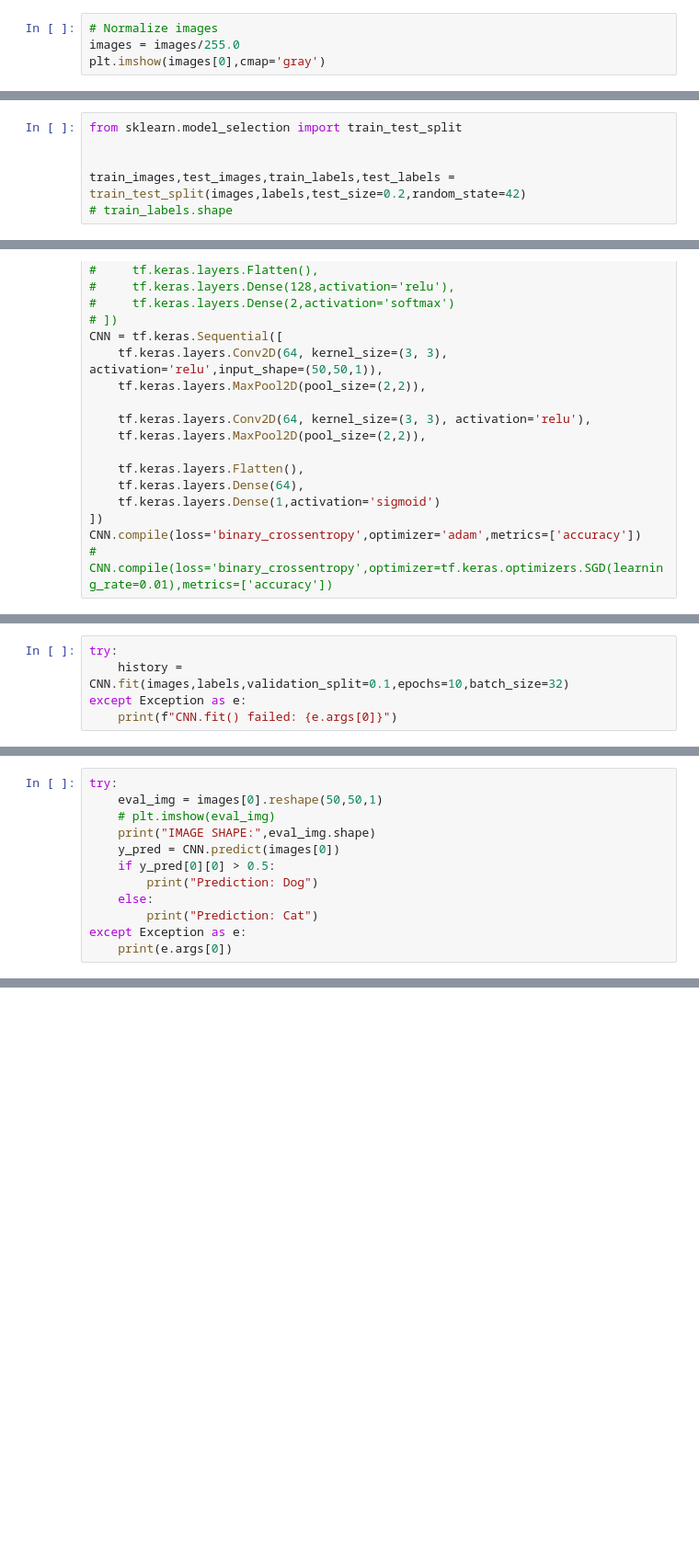
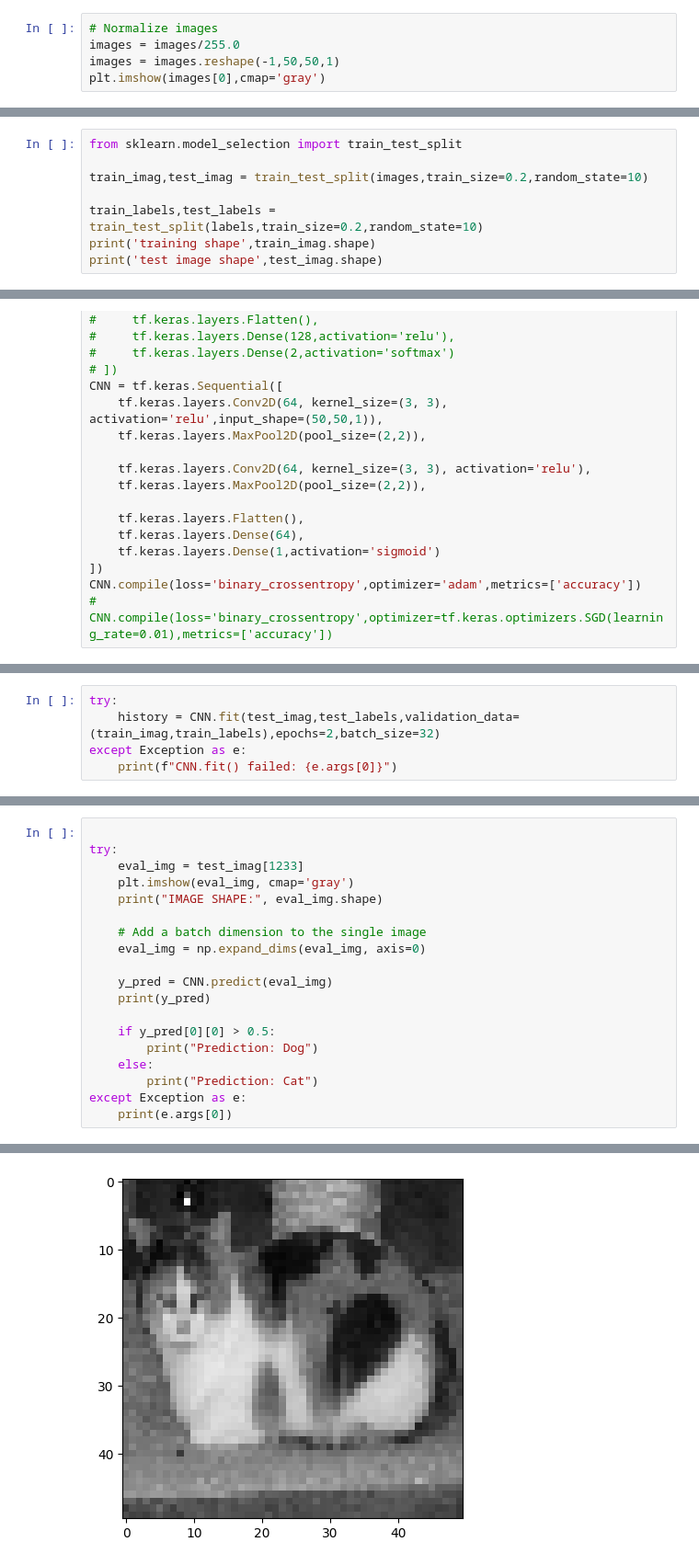
Before and after one commit to Vishwa2684/Computer-Vision, a Jupyter notebook: Cat and dog classification/CatsAndDogs.ipynb, the cells around one changed output, grey strips where cells are left out. Shown at 92% size. Drawn from its saved outputs; the diff is of its cells as text; blank space fills up the shorter version.

```diff
--- a/Cat and dog classification/CatsAndDogs.ipynb
+++ b/Cat and dog classification/CatsAndDogs.ipynb
@@ -27,6 +27,7 @@ labels = np.array([item[1] for item in x])
 # %%
 # Normalize images
 images = images/255.0
+images = images.reshape(-1,50,50,1)
 plt.imshow(images[0],cmap='gray')
 # %% [output]
 <matplotlib.image.AxesImage at 0x...>
@@ -34,6 +35,8 @@ plt.imshow(images[0],cmap='gray')
 # %%
 from sklearn.model_selection import train_test_split
 
+train_imag,test_imag = train_test_split(images,train_size=0.2,random_state=10)
 
-train_images,test_images,train_labels,test_labels = train_test_split(images,labels,test_size=0.2,random_state=42)
-# train_labels.shape
+train_labels,test_labels = train_test_split(labels,train_size=0.2,random_state=10)
+print('training shape',train_imag.shape)
+print('test image shape',test_imag.shape)
@@ -91,7 +94,7 @@ Model: "sequential_4"
  Non-trainable params: 0 (0.00 B)
 # %%
 try:
-    history = CNN.fit(images,labels,validation_split=0.1,epochs=10,batch_size=32)
+    history = CNN.fit(test_imag,test_labels,validation_data=(train_imag,train_labels),epochs=2,batch_size=32)
 except Exception as e:
     print(f"CNN.fit() failed: {e.args[0]}")
 # %% [output]
@@ -124,9 +111,16 @@ mets
 # %%
+
 try:
-    eval_img = images[0].reshape(50,50,1)
-    # plt.imshow(eval_img)
-    print("IMAGE SHAPE:",eval_img.shape)
-    y_pred = CNN.predict(images[0])
+    eval_img = test_imag[1233]
+    plt.imshow(eval_img, cmap='gray')
+    print("IMAGE SHAPE:", eval_img.shape)
+
+    # Add a batch dimension to the single image
+    eval_img = np.expand_dims(eval_img, axis=0)
+
+    y_pred = CNN.predict(eval_img)
+    print(y_pred)
+
     if y_pred[0][0] > 0.5:
         print("Prediction: Dog")
     else:
@@ -145,0 +135 @@ Arguments received by Sequential.call():
+[figure, added]
```
Also changed, not shown: parts of 7 cells of this notebook, 1 other file.
